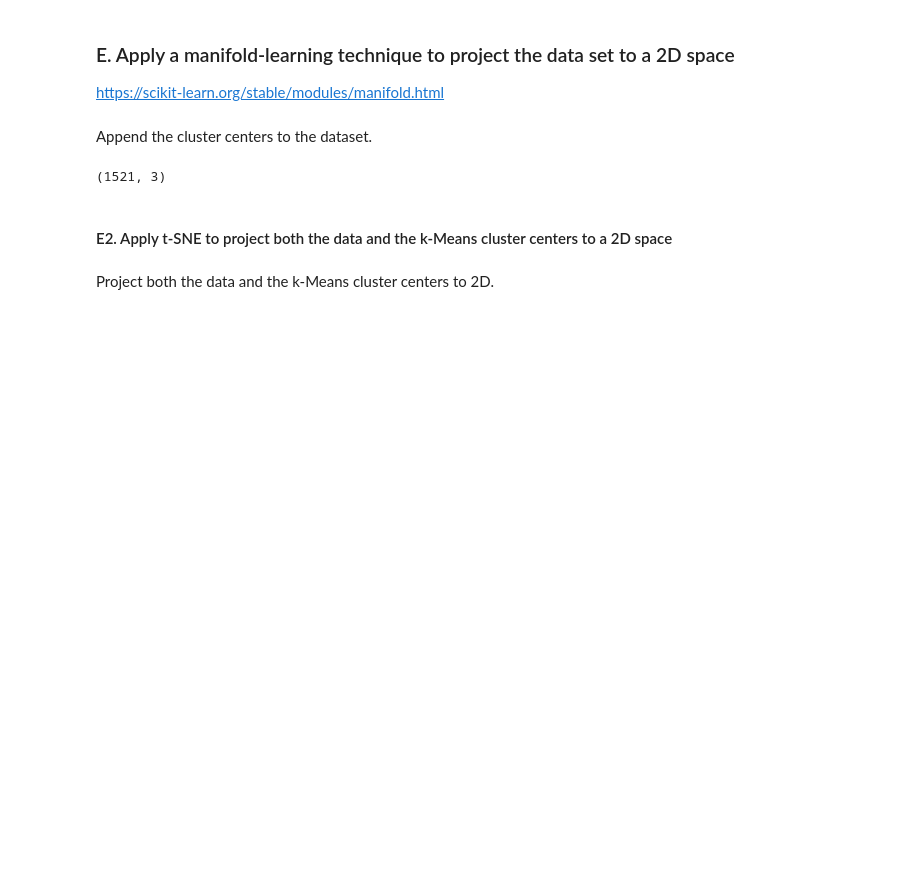
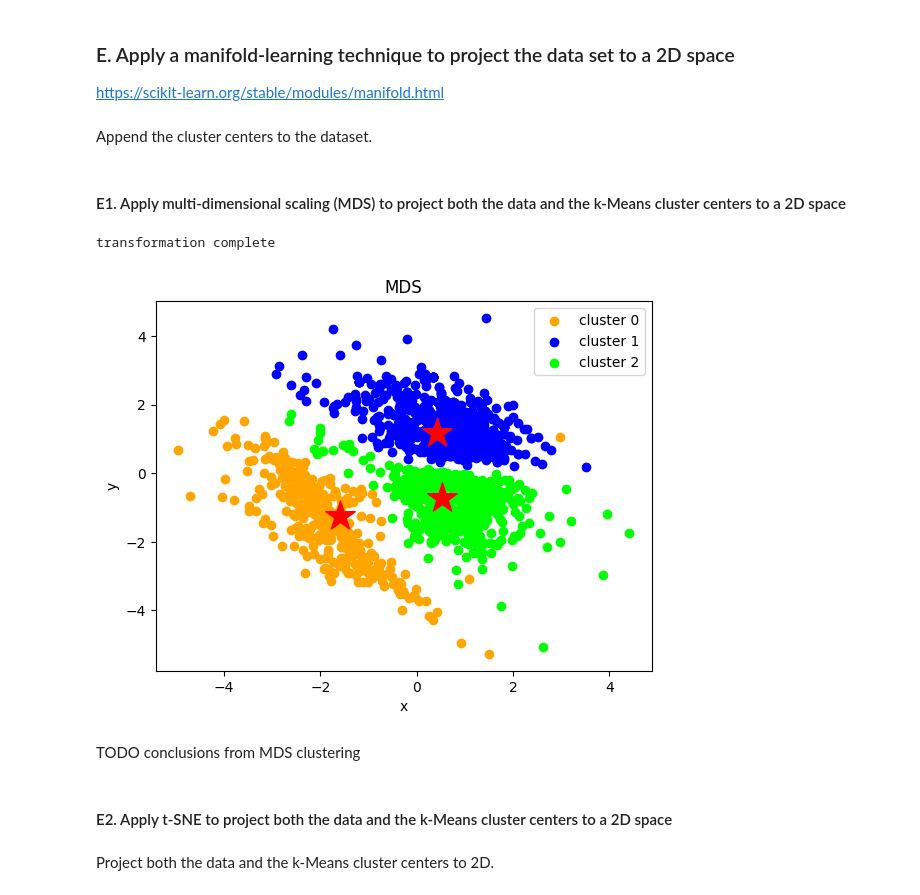
Before and after one commit to plutowootoe/NickProj25, a Jupyter notebook: clustering.ipynb, the cells around one changed output. Saved outputs shown, nothing was run; the diff lists cells and outputs as text; code cells hidden in the pictures; blank space fills up the shorter version.

```diff
--- a/clustering.ipynb
+++ b/clustering.ipynb
@@ -258,11 +291,23 @@ https://scikit-learn.org/stable/modules/manifold.html
 # %% [markdown]
 Append the cluster centers to the dataset.
 # %%
-preprocessed_data.shape
-data_and_centers = np.r_[preprocessed_data,clustered_model['kMeans'].cluster_centers_.T]
-data_and_centers.shape
+data_and_centers = np.r_[preprocessed_data, clustered_model['kMeans'].cluster_centers_]
-# %% [output]
-(1521, 3)
+# %% [markdown]
+#### E1. Apply multi-dimensional scaling (MDS) to project both the data and the k-Means cluster centers to a 2D space
+# %%
+XYcoordinates = manifold.MDS(n_components=2, normalized_stress='auto').fit_transform(data_and_centers)
+print("transformation complete")
+# %% [output]
+transformation complete
+# %%
+clustering_scatterplot(points=XYcoordinates[:-k, :],
+                       labels=clustered_model['kMeans'].labels_,
+                       centers=XYcoordinates[-k:, :],
+                       title='MDS')
+# %% [output]
+[figure, added]
+# %% [markdown]
+TODO conclusions from MDS clustering
 # %% [markdown]
 #### E2. Apply t-SNE to project both the data and the k-Means cluster centers to a 2D space
 # %% [markdown]
```
Also changed, not shown: parts of 16 cells of this notebook.
